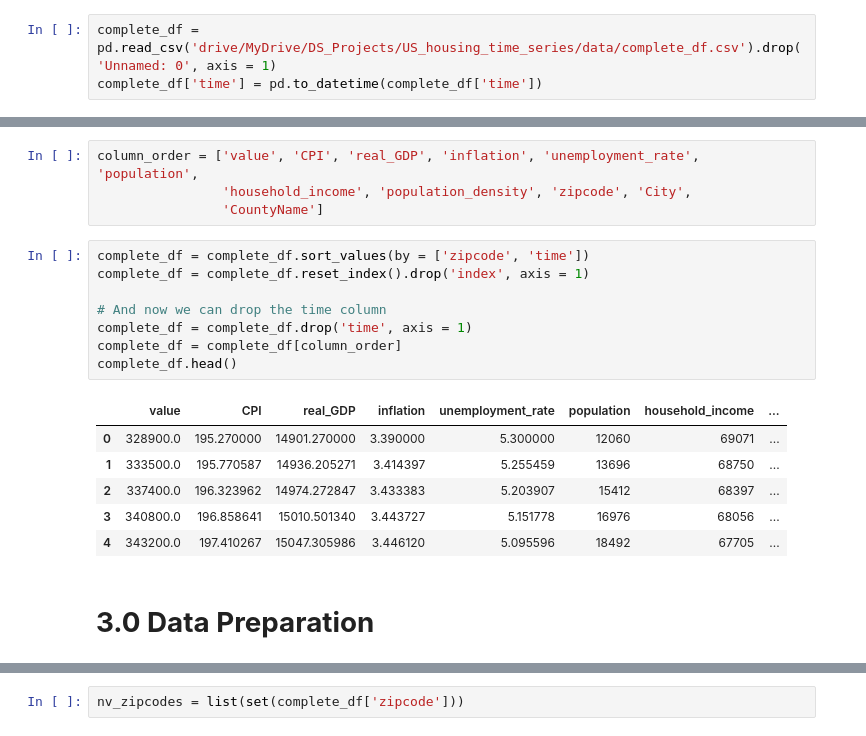
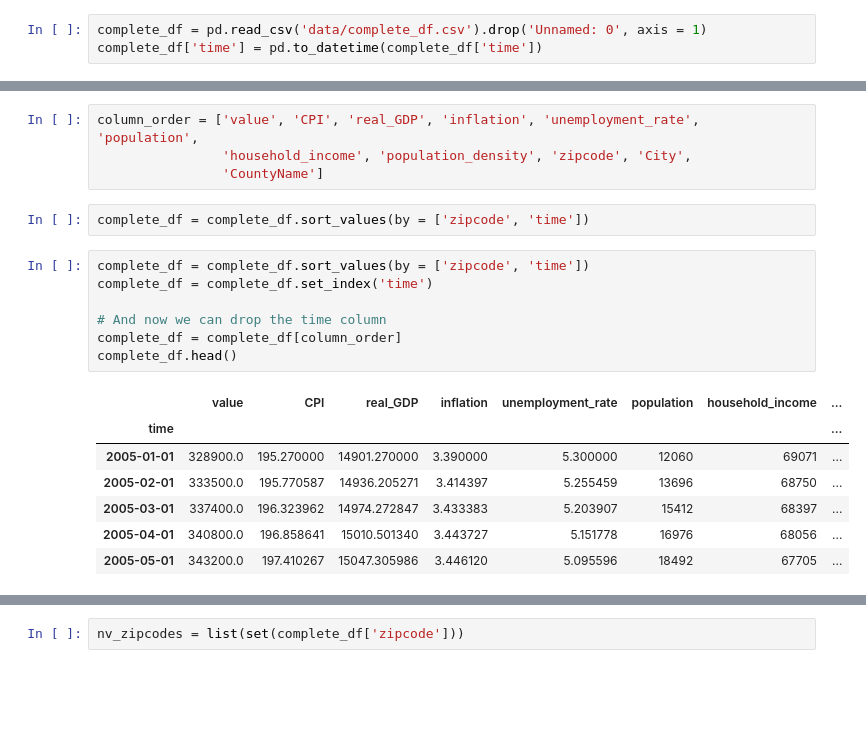
Before and after one commit to AbsIbs/nevada_time_series, a Jupyter notebook: main.ipynb, the cells around one changed output, grey strips where cells are left out. Drawn from its saved outputs; the diff is of its cells as text; blank space fills up the shorter version.

```diff
--- a/main.ipynb
+++ b/main.ipynb
@@ -688,5 +688,5 @@ complete_df.to_csv('drive/MyDrive/DS_Projects/US_housing_time_series/data/comple
 # %%
-complete_df = pd.read_csv('drive/MyDrive/DS_Projects/US_housing_time_series/data/complete_df.csv').drop('Unnamed: 0', axis = 1)
+complete_df = pd.read_csv('data/complete_df.csv').drop('Unnamed: 0', axis = 1)
 complete_df['time'] = pd.to_datetime(complete_df['time'])
 # %% [markdown]
 We'll now sort our dataset by zipcode and time.
@@ -694,20 +694,20 @@ We'll now sort our dataset by zipcode and time.
 column_order = ['value', 'CPI', 'real_GDP', 'inflation', 'unemployment_rate', 'population',
                 'household_income', 'population_density', 'zipcode', 'City',
                 'CountyName']
+# %%
+complete_df = complete_df.sort_values(by = ['zipcode', 'time'])
 # %%
 complete_df = complete_df.sort_values(by = ['zipcode', 'time'])
-complete_df = complete_df.reset_index().drop('index', axis = 1)
+complete_df = complete_df.set_index('time')
 
 # And now we can drop the time column
-complete_df = complete_df.drop('time', axis = 1)
 complete_df = complete_df[column_order]
 complete_df.head()
 # %% [output]
 |  | value | CPI | real_GDP | inflation | unemployment_rate | population | household_income | ... |
-| 0 | 328900.0 | 195.270000 | 14901.270000 | 3.390000 | 5.300000 | 12060 | 69071 | ... |
-| 1 | 333500.0 | 195.770587 | 14936.205271 | 3.414397 | 5.255459 | 13696 | 68750 | ... |
-| 2 | 337400.0 | 196.323962 | 14974.272847 | 3.433383 | 5.203907 | 15412 | 68397 | ... |
-| 3 | 340800.0 | 196.858641 | 15010.501340 | 3.443727 | 5.151778 | 16976 | 68056 | ... |
-| 4 | 343200.0 | 197.410267 | 15047.305986 | 3.446120 | 5.095596 | 18492 | 67705 | ... |
+| time |  |  |  |  |  |  |  | ... |
+| 2005-01-01 | 328900.0 | 195.270000 | 14901.270000 | 3.390000 | 5.300000 | 12060 | 69071 | ... |
+| 2005-02-01 | 333500.0 | 195.770587 | 14936.205271 | 3.414397 | 5.255459 | 13696 | 68750 | ... |
+| 2005-03-01 | 337400.0 | 196.323962 | 14974.272847 | 3.433383 | 5.203907 | 15412 | 68397 | ... |
+| 2005-04-01 | 340800.0 | 196.858641 | 15010.501340 | 3.443727 | 5.151778 | 16976 | 68056 | ... |
+| 2005-05-01 | 343200.0 | 197.410267 | 15047.305986 | 3.446120 | 5.095596 | 18492 | 67705 | ... |
-# %% [markdown]
-# **3.0 Data Preparation**
```
Also changed, not shown: parts of 103 cells of this notebook, 8 other files.
